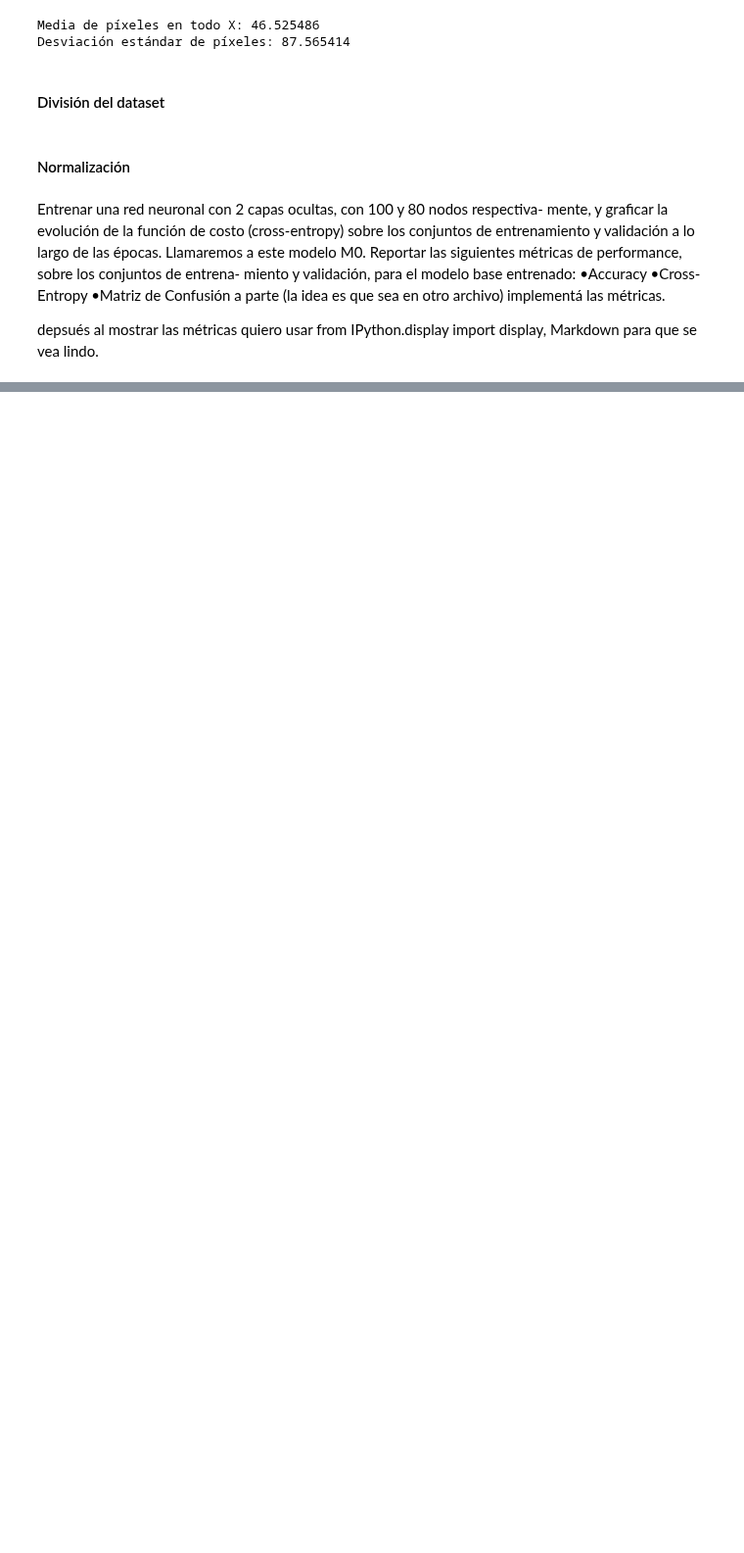
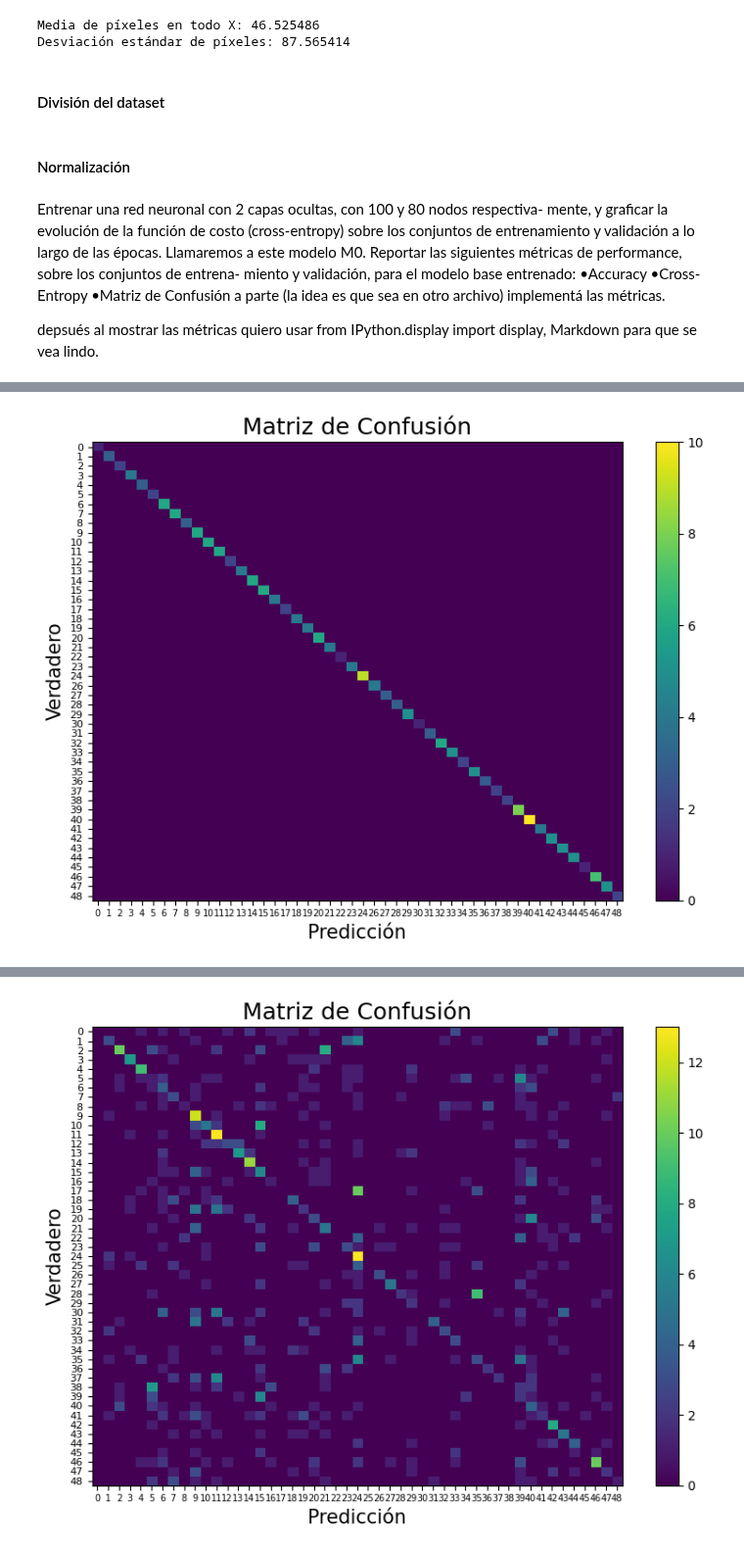
Before and after one commit to anatissera/Machine-Learning-Deep-Learning, a Jupyter notebook: Tissera_AnaPaula_TP3/Tissera_AnaPaula_Notebook_TP3.ipynb, the cells around one changed output, grey strips where cells are left out. Shown at 98% size. Saved outputs shown, nothing was run; the diff lists cells and outputs as text; code cells hidden in the pictures; blank space fills up the shorter version.

```diff
--- a/Tissera_AnaPaula_TP3/Tissera_AnaPaula_Notebook_TP3.ipynb
+++ b/Tissera_AnaPaula_TP3/Tissera_AnaPaula_Notebook_TP3.ipynb
@@ -197,7 +195,7 @@ met_train = Metrics(
     y_pred=y_pred_train,
     y_proba=y_proba_train
 )
-met_train.display(title="Métricas en Conjunto de Entrenamiento")
+met_train.report_metrics(title="Métricas en Conjunto de Entrenamiento", show_matrix_table = True, plot_matrix_heatmap= True)
 
 # Métricas en validación
 met_val = Metrics(
@@ -205,6 +203,6 @@ met_val = Metrics(
     y_pred=y_pred_val,
     y_proba=y_proba_val
 )
-met_val.display(title="Métricas en Conjunto de Validación")
+met_val.report_metrics(title="Métricas en Conjunto de Validación")
 # %% [output]
 ### Métricas en Conjunto de Entrenamiento
@@ -264 +211,2 @@ met_val.display(title="Métricas en Conjunto de Validación")
+[figure, added]
 ### Métricas en Conjunto de Validación
@@ -318,0 +267 @@ met_val.display(title="Métricas en Conjunto de Validación")
+[figure, added]
```
Also changed, not shown: parts of 2 cells of this notebook, 1 other file.
